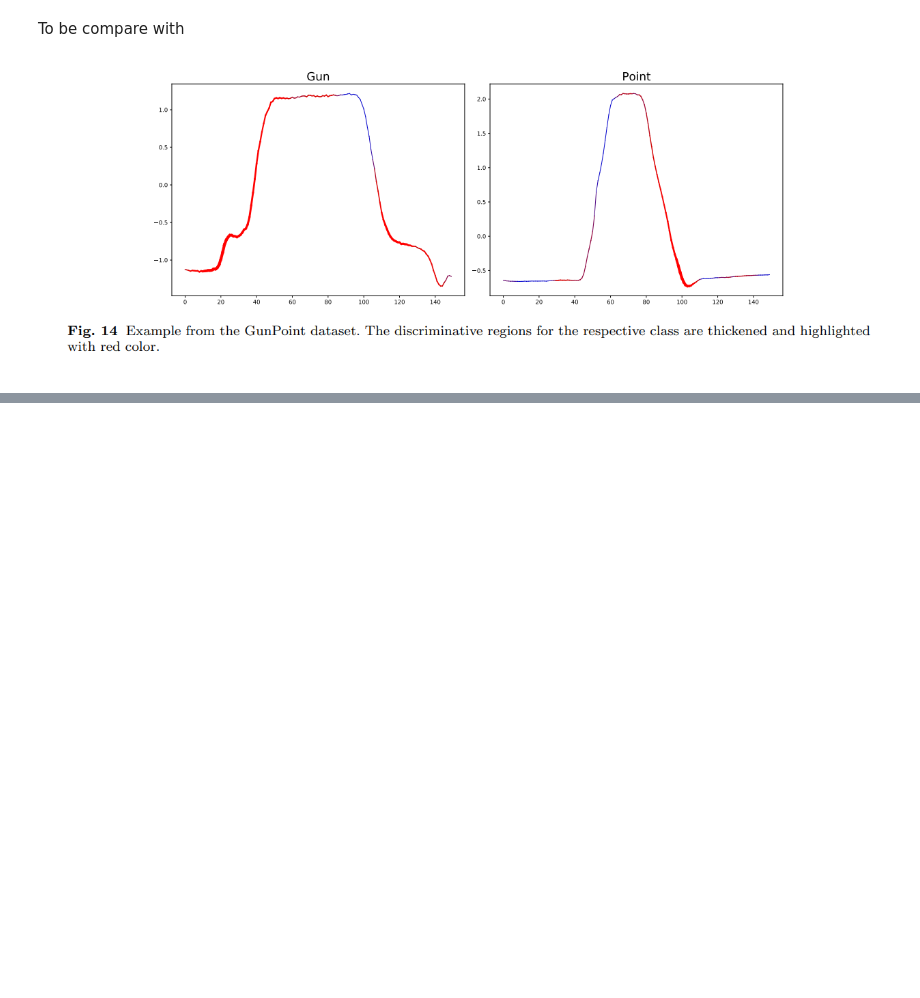
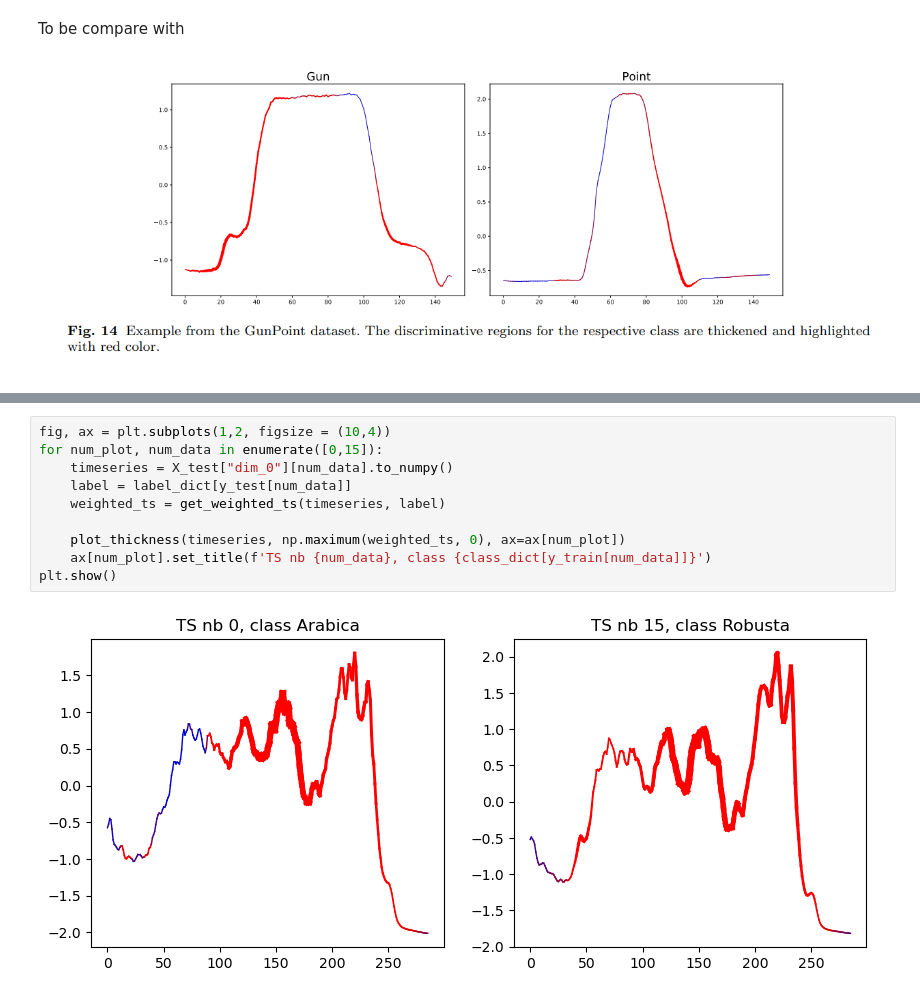
Before and after one commit to StanislasDOZIAS/MR-SEQL, a Jupyter notebook: notebooks/final_notebook.ipynb, the cells around one changed output, grey strips where cells are left out. Drawn from its saved outputs; the diff is of its cells as text; blank space fills up the shorter version.

```diff
--- a/notebooks/final_notebook.ipynb
+++ b/notebooks/final_notebook.ipynb
@@ -493,0 +578,12 @@ To be compare with
+# %%
+fig, ax = plt.subplots(1,2, figsize = (10,4))
+for num_plot, num_data in enumerate([0,15]):
+    timeseries = X_test["dim_0"][num_data].to_numpy()
+    label = label_dict[y_test[num_data]]
+    weighted_ts = get_weighted_ts(timeseries, label)
+
+    plot_thickness(timeseries, np.maximum(weighted_ts, 0), ax=ax[num_plot])
+    ax[num_plot].set_title(f'TS nb {num_data}, class {class_dict[y_train[num_data]]}')
+plt.show()
+# %% [output]
+[figure, added]
```
Also changed, not shown: parts of 38 cells of this notebook.
